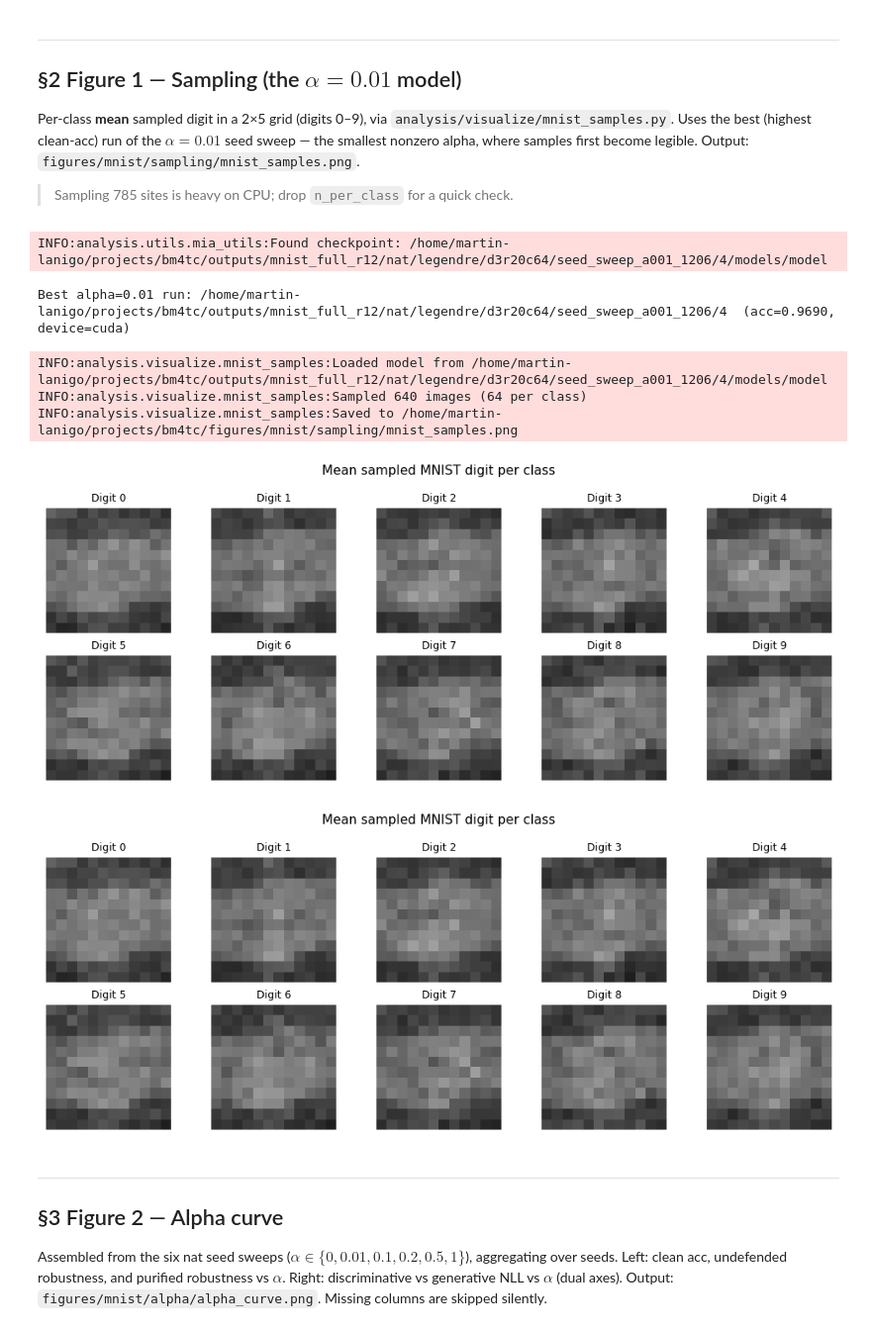
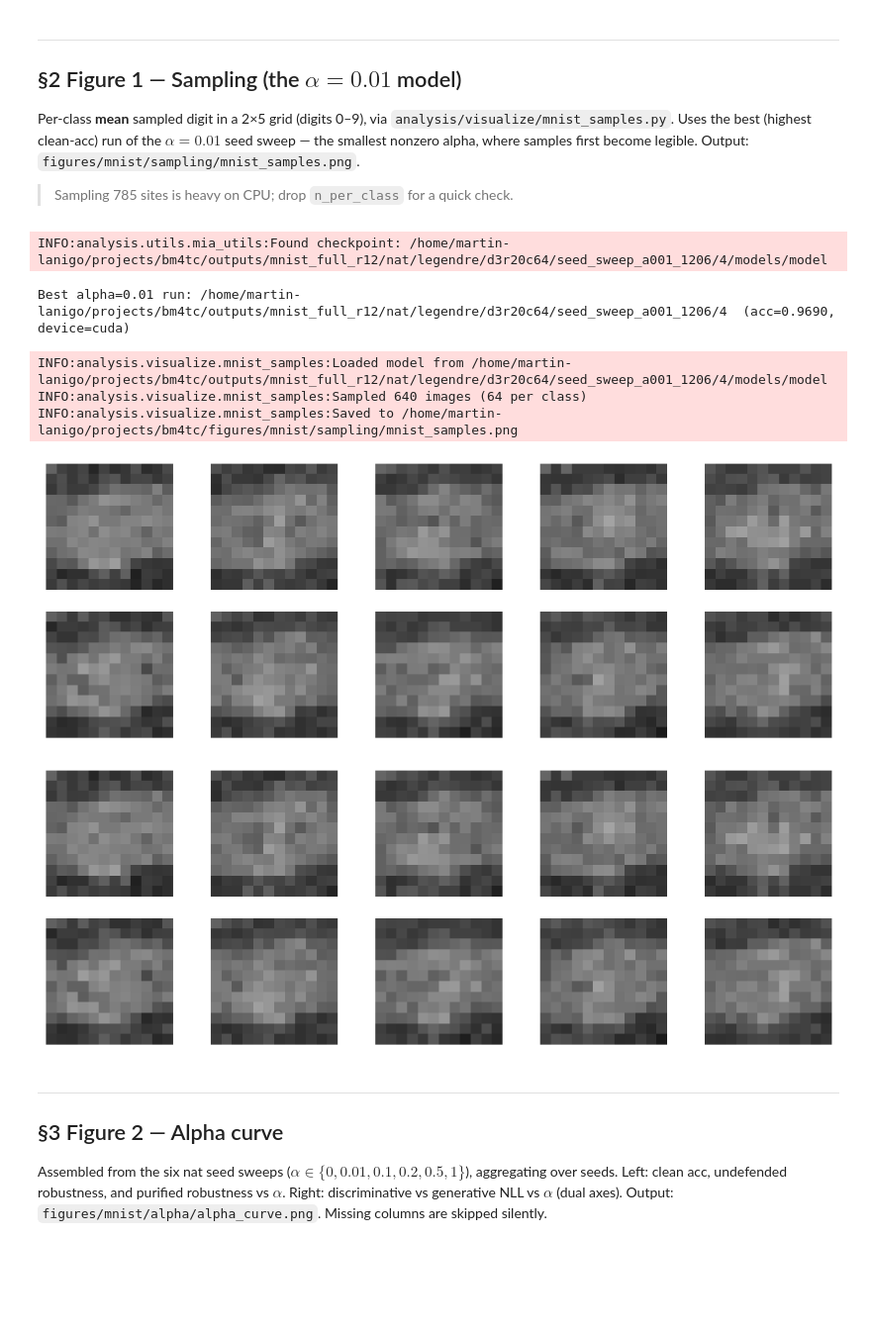
Before and after one commit to MLNissenGonzalez/bm4tc, a Jupyter notebook: notebooks/mnist.ipynb, the cells around one changed output. Shown at 99% size. Saved outputs shown, nothing was run; the diff lists cells and outputs as text; code cells hidden in the pictures; blank space fills up the shorter version.

```diff
--- a/notebooks/mnist.ipynb
+++ b/notebooks/mnist.ipynb
@@ -28,6 +28,23 @@ sys.path.insert(0, str(PROJECT_ROOT))
 print(f"PROJECT_ROOT = {PROJECT_ROOT}")
 # %% [output]
 PROJECT_ROOT = /home/martin-lanigo/projects/bm4tc
+# %%
+import matplotlib
+
+# Paper styling: Times New Roman via LaTeX (mathptmx). Requires a system LaTeX install
+# (latex + dvipng); set USE_LATEX = False to fall back to matplotlib mathtext.
+USE_LATEX = True
+if USE_LATEX:
+    matplotlib.rcParams.update({
+        "text.usetex": True,
+        "font.family": "serif",
+        "font.serif": ["Times New Roman", "Times"],
+        "text.latex.preamble": r"\usepackage{mathptmx}",
+    })
+else:
+    matplotlib.rcParams.update({"text.usetex": False})
+
+PCT = r"\%" if USE_LATEX else "%"   # '%' is a comment char under usetex; escape it in labels
 # %% [markdown]
 ---
 ## §0  Run the nat alpha experiments
@@ -164,30 +181,37 @@ Output: `figures/mnist/sampling/mnist_samples.png`.
 # %%
 import pandas as pd
 import torch
 from analysis.utils import get_best_run
 from analysis.visualize.mnist_samples import sample_and_plot
 
 SAMPLE_KEY = "seed_sweep_a001"   # alpha = 0.01
 N_PER_CLASS = 64                 # lower (e.g. 8) for a fast sanity check
 DEVICE = "cuda" if torch.cuda.is_available() else "cpu"  # force "cpu" if your CUDA runtime is stale
 
 csv  = PROJECT_ROOT / "analysis" / SWEEP_DIRS[SAMPLE_KEY] / "evaluation_data.csv"
 df   = pd.read_csv(csv)
 best = get_best_run(df, "acc", minimize=False)            # highest clean accuracy
 run_dir = PROJECT_ROOT / SWEEP_DIRS[SAMPLE_KEY] / str(best["run_name"])
 print(f"Best alpha=0.01 run: {run_dir}  (acc={best['acc']:.4f}, device={DEVICE})")
 
 save_dir = PROJECT_ROOT / "figures/mnist/sampling"
 fig = sample_and_plot(str(run_dir), n_per_class=N_PER_CLASS, save_dir=str(save_dir), device=DEVICE)
-fig   # display inline (sample_and_plot saves to save_dir but does not call plt.show)
+
+# Strip titles for paper inclusion (sample_and_plot adds a suptitle + per-cell "Digit c"
+# labels; cells are row-major 0-9), then re-save over the file it wrote.
+fig.suptitle("")
+for ax in fig.axes:
+    ax.set_title("")
+fig.savefig(save_dir / "mnist_samples.png", dpi=150, bbox_inches="tight")
+fig   # display inline
 # %% [output]
 INFO:analysis.utils.mia_utils:Found checkpoint: /home/martin-lanigo/projects/bm4tc/outputs/mnist_full_r12/nat/legendre/d3r20c64/seed_sweep_a001_1206/4/models/model
 Best alpha=0.01 run: /home/martin-lanigo/projects/bm4tc/outputs/mnist_full_r12/nat/legendre/d3r20c64/seed_sweep_a001_1206/4  (acc=0.9690, device=cuda)
 INFO:analysis.visualize.mnist_samples:Loaded model from /home/martin-lanigo/projects/bm4tc/outputs/mnist_full_r12/nat/legendre/d3r20c64/seed_sweep_a001_1206/4/models/model
 INFO:analysis.visualize.mnist_samples:Sampled 640 images (64 per class)
 INFO:analysis.visualize.mnist_samples:Saved to /home/martin-lanigo/projects/bm4tc/figures/mnist/sampling/mnist_samples.png
-[figure, old version]
+[figure, new version]
-[figure, old version]
+[figure, new version]
 # %% [markdown]
 ---
 ## §3  Figure 2 — Alpha curve
```
Also changed, not shown: parts of 3 cells of this notebook, 6 other files.
